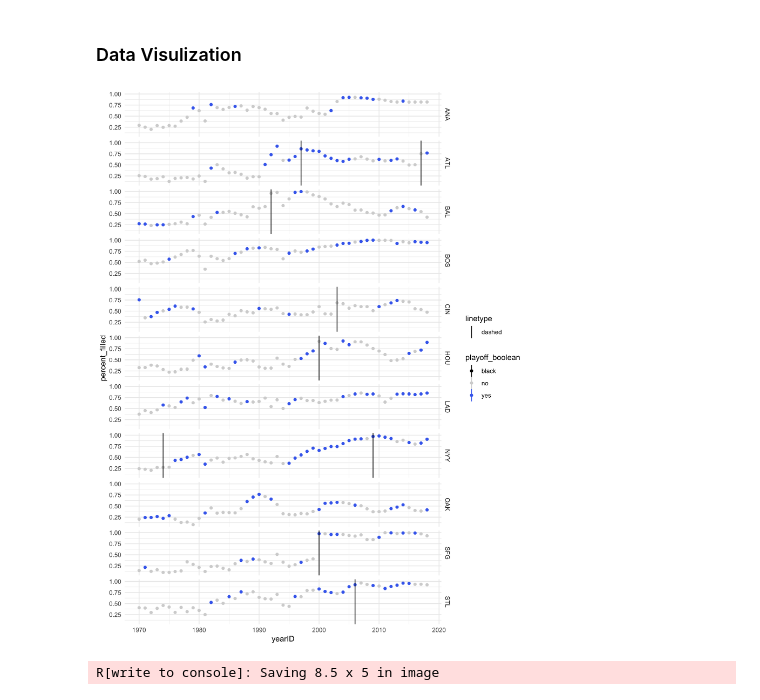
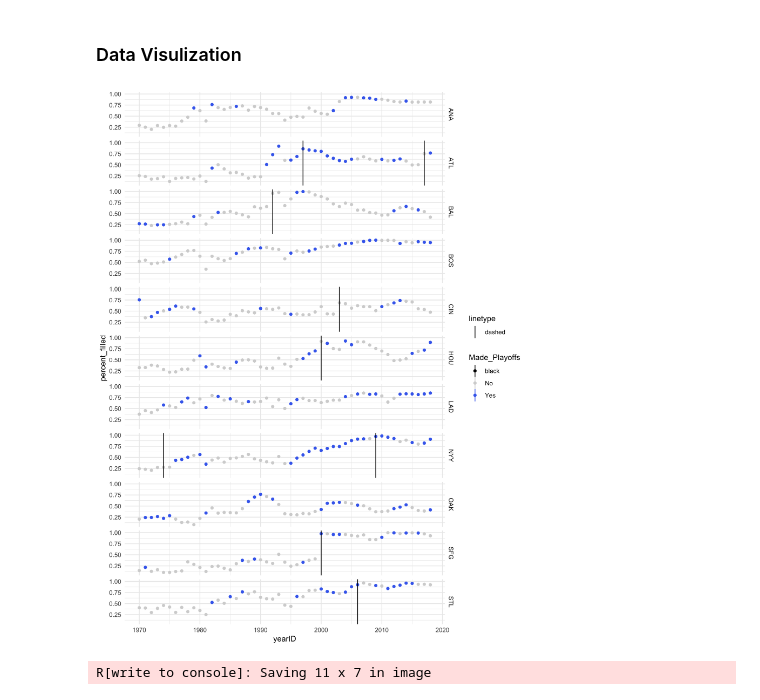
Before and after one commit to alan-flint/MLB-Visualization, a Jupyter notebook: code/clean_attendance_nb.ipynb, the cells around one changed output. Drawn from its saved outputs; the diff is of its cells as text; code cells hidden in the pictures.

Commit message:
clean code and new fig sizes

```diff
--- a/code/clean_attendance_nb.ipynb
+++ b/code/clean_attendance_nb.ipynb
@@ -67,8 +67,8 @@ with_series = with_series.drop(['teamIDwinner', 'teamIDloser'], axis=1)
 
 #with_series
 with_series = sametype(with_series)
-with_series.loc[(with_series['round won']=='nan') & (with_series['round lost']=='nan'), 'playoff_boolean'] = 'no'
-with_series.loc[(with_series.playoff_boolean.isna()), 'playoff_boolean'] = 'yes'
+with_series.loc[(with_series['round won']=='nan') & (with_series['round lost']=='nan'), 'Made_Playoffs'] = 'No'
+with_series.loc[(with_series['Made_Playoffs'].isna()), 'Made_Playoffs'] = 'Yes'
 
 #average the wins and attendance in a dataframe
 mean_win_attend = active_teams_df.loc[active_teams_df.yearID > 1969][['franchID', 'W', 'attendance']].groupby(['franchID']).mean().reset_index()
@@ -81,13 +81,13 @@ pert_active_team_df = active_teams_df.loc[active_teams_df.franchID.isin(pert_tea
 pert_series = with_series.loc[with_series.franchID.isin(pert_teams)]
 
 #start creating final table with 11 teams and playoff or not each year
-t2 = pd.merge(pert_active_team_df, pert_series[['yearID', 'lgID', 'teamID', 'franchID', 'playoff_boolean']], how = 'left')
+t2 = pd.merge(pert_active_team_df, pert_series[['yearID', 'lgID', 'teamID', 'franchID', 'Made_Playoffs']], how = 'left')
 
 #add in stadium info
 stadium_historic['year_opened'] = stadium_historic.year_opened.dt.year
 pert_df = pd.merge(t2,stadium_historic, how ='left', right_on = ['franchID', 'Stadium_name'],left_on = ['franchID', 'park'])
 pert_df = pert_df.drop(['Stadium_name'], axis=1)
-pert_df['prev_playoff'] = pert_df.sort_values(['franchID', 'yearID']).shift(1)['playoff_boolean']
+pert_df['prev_playoff'] = pert_df.sort_values(['franchID', 'yearID']).shift(1)['Made_Playoffs']
 #start from 1970 becuase of shift function earlier
 pert_df = pert_df.loc[pert_df.yearID > 1969]
 pert_df = pert_df.drop_duplicates()
@@ -122,16 +143,16 @@ pert_df.loc[pert_df.playoff_boolean == 'yes'].percent_filled.mean()
 # %%
 %%R -w 8.5 -h 11 --units in -r 400
 
 ggplot(pert_df, aes(x=yearID,y=percent_filled, group = 1)) +
-    geom_point(aes(colour = playoff_boolean), size = 1.5) +
+    geom_point(aes(colour = Made_Playoffs), size = 1.5) +
     geom_vline(data = new_stadium, aes(xintercept = yearID, linetype = 'dashed', colour = 'black')) +
     facet_grid(rows = vars(franchID)) +
     theme_minimal() +
     scale_colour_manual(values = c("black", "grey83", "royalblue2"))
 
 #ggsave('../images/attend_percentage.pdf')
 # %% [output]
-[figure, old version]
+[figure, new version]
 # %%
 yanks_df = pert_df.loc[pert_df.franchID == 'NYY']
 # %%
@@ -139,18 +160,18 @@ yanks_df = pert_df.loc[pert_df.franchID == 'NYY']
 #only do yanks playoffs
 #make labels into
 # %%
-%%R -w 8.5 -h 5 --units in -r 400
+%%R -w 11 -h 7 --units in -r 400
 
 ggplot(yanks_df, aes(x=yearID,y=percent_filled, group = 1)) +
-    geom_point(aes(colour = playoff_boolean), size = 1.5) +
+    geom_point(aes(colour = Made_Playoffs), size = 1.5) +
     theme_minimal() +
-    scale_colour_manual(values = c("grey83", "royalblue2")) +
     scale_y_continuous(labels = scales::percent) +
     ylab("Percent of Stadium Filled Over the Season\n") +
-    xlab("MLB season") + ggtitle('Yanks Playoff Over the Years')
+    xlab("\nMLB season") + ggtitle('NY Yankees Attendance Increases During Playoff Seasons') +
+    scale_color_manual(values = c("gray", "#3b7d8d")) + labs(colour = 'Made Playoffs')
 ggsave('../images/yanks_playoff.png')
 # %% [output]
-R[write to console]: Saving 8.5 x 5 in image
+R[write to console]: Saving 11 x 7 in image
 # %%
 astro_df = pert_df.loc[pert_df.franchID == 'HOU']
 # %%
```
Also changed, not shown: parts of 6 cells of this notebook.
